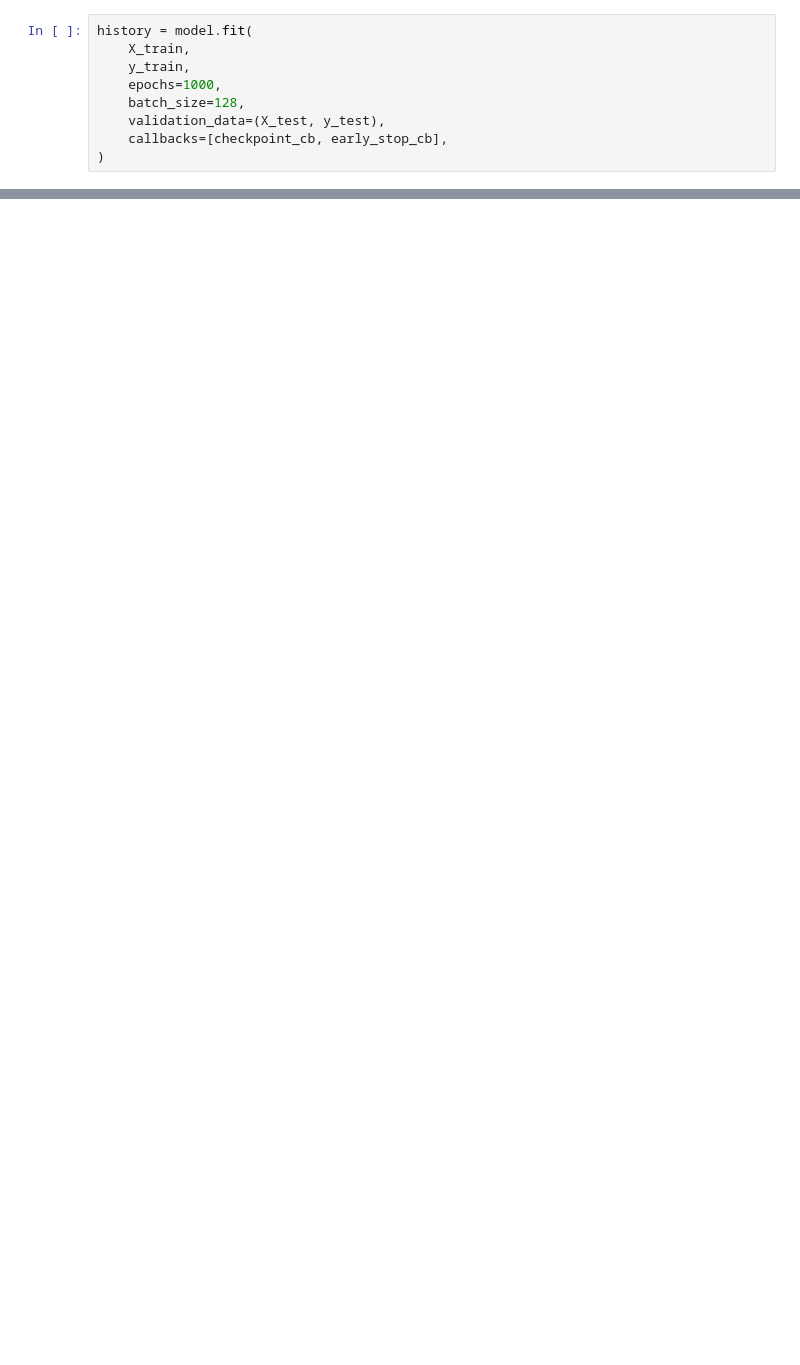
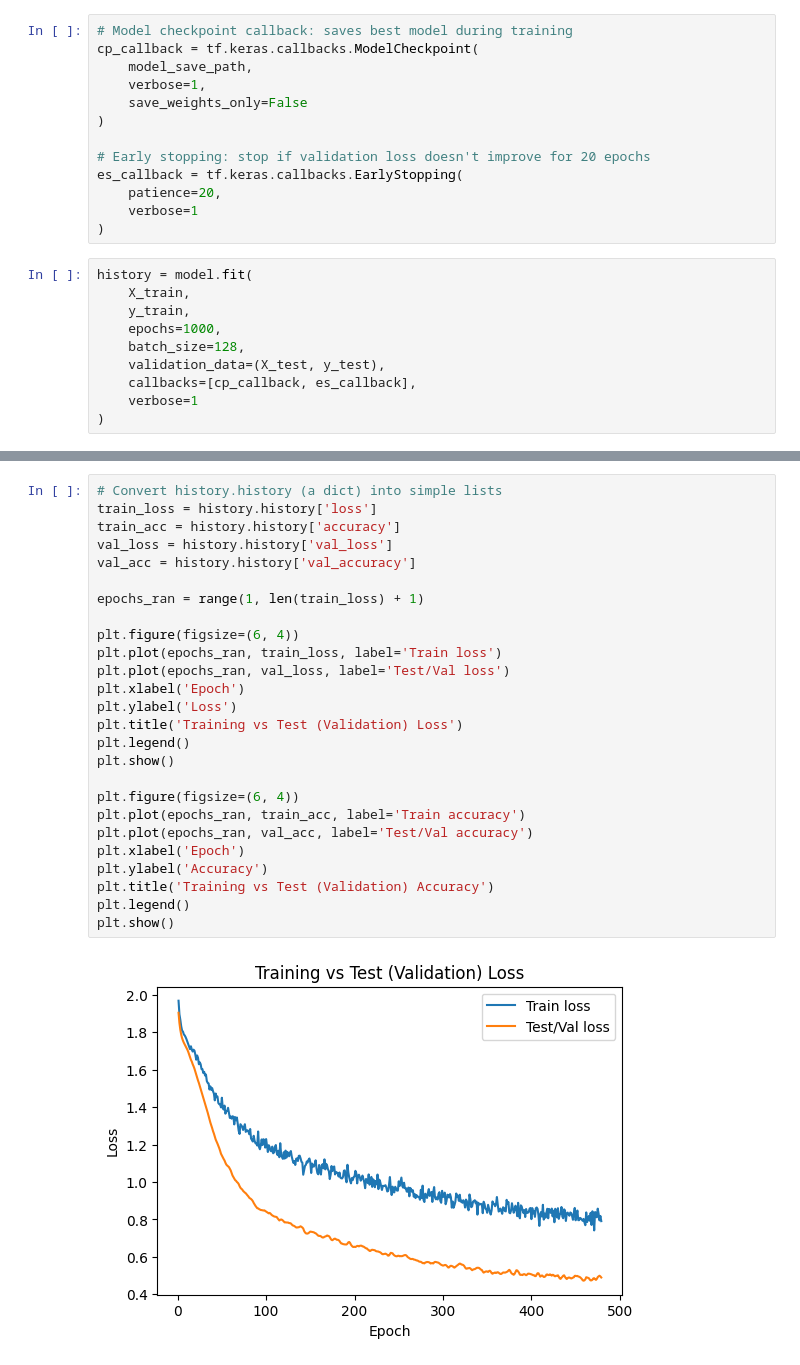
Before and after one commit to NatBrian/mediapipe-hand-recognition, a Jupyter notebook: notebooks/keypoint_training.ipynb, the cells around one changed output, grey strips where cells are left out. Cells and saved outputs as stored; diff of their text form; blank space fills up the shorter version.

```diff
--- a/notebooks/keypoint_training.ipynb
+++ b/notebooks/keypoint_training.ipynb
@@ -38,3 +292,16 @@ early_stop_cb = tf.keras.callbacks.EarlyStopping(patience=20, restore_best_weigh
+# %%
+# Model checkpoint callback: saves best model during training
+cp_callback = tf.keras.callbacks.ModelCheckpoint(
+    model_save_path,
+    verbose=1,
+    save_weights_only=False
+)
+
+# Early stopping: stop if validation loss doesn't improve for 20 epochs
+es_callback = tf.keras.callbacks.EarlyStopping(
+    patience=20,
+    verbose=1
+)
 # %%
 history = model.fit(
     X_train,
@@ -42,5 +309,6 @@ history = model.fit(
     epochs=1000,
     batch_size=128,
     validation_data=(X_test, y_test),
-    callbacks=[checkpoint_cb, early_stop_cb],
+    callbacks=[cp_callback, es_callback],
+    verbose=1
 )
@@ -52,0 +333,28 @@ TFLITE_SAVE_PATH.write_bytes(tflite_quantized_model)
+# %%
+# Convert history.history (a dict) into simple lists
+train_loss = history.history['loss']
+train_acc = history.history['accuracy']
+val_loss = history.history['val_loss']
+val_acc = history.history['val_accuracy']
+
+epochs_ran = range(1, len(train_loss) + 1)
+
+plt.figure(figsize=(6, 4))
+plt.plot(epochs_ran, train_loss, label='Train loss')
+plt.plot(epochs_ran, val_loss, label='Test/Val loss')
+plt.xlabel('Epoch')
+plt.ylabel('Loss')
+plt.title('Training vs Test (Validation) Loss')
+plt.legend()
+plt.show()
+
+plt.figure(figsize=(6, 4))
+plt.plot(epochs_ran, train_acc, label='Train accuracy')
+plt.plot(epochs_ran, val_acc, label='Test/Val accuracy')
+plt.xlabel('Epoch')
+plt.ylabel('Accuracy')
+plt.title('Training vs Test (Validation) Accuracy')
+plt.legend()
+plt.show()
+# %% [output]
+[figure, added]
```
Also changed, not shown: parts of 30 cells of this notebook.
